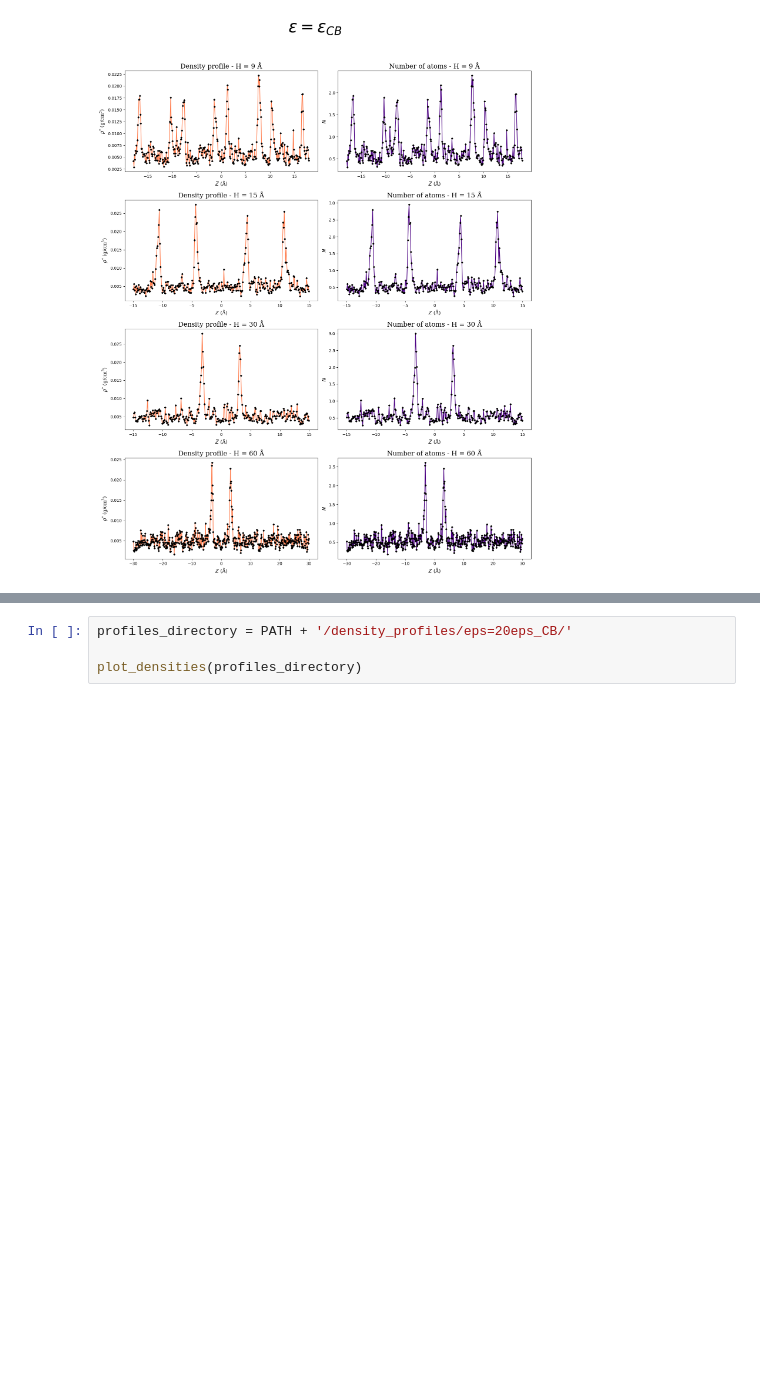
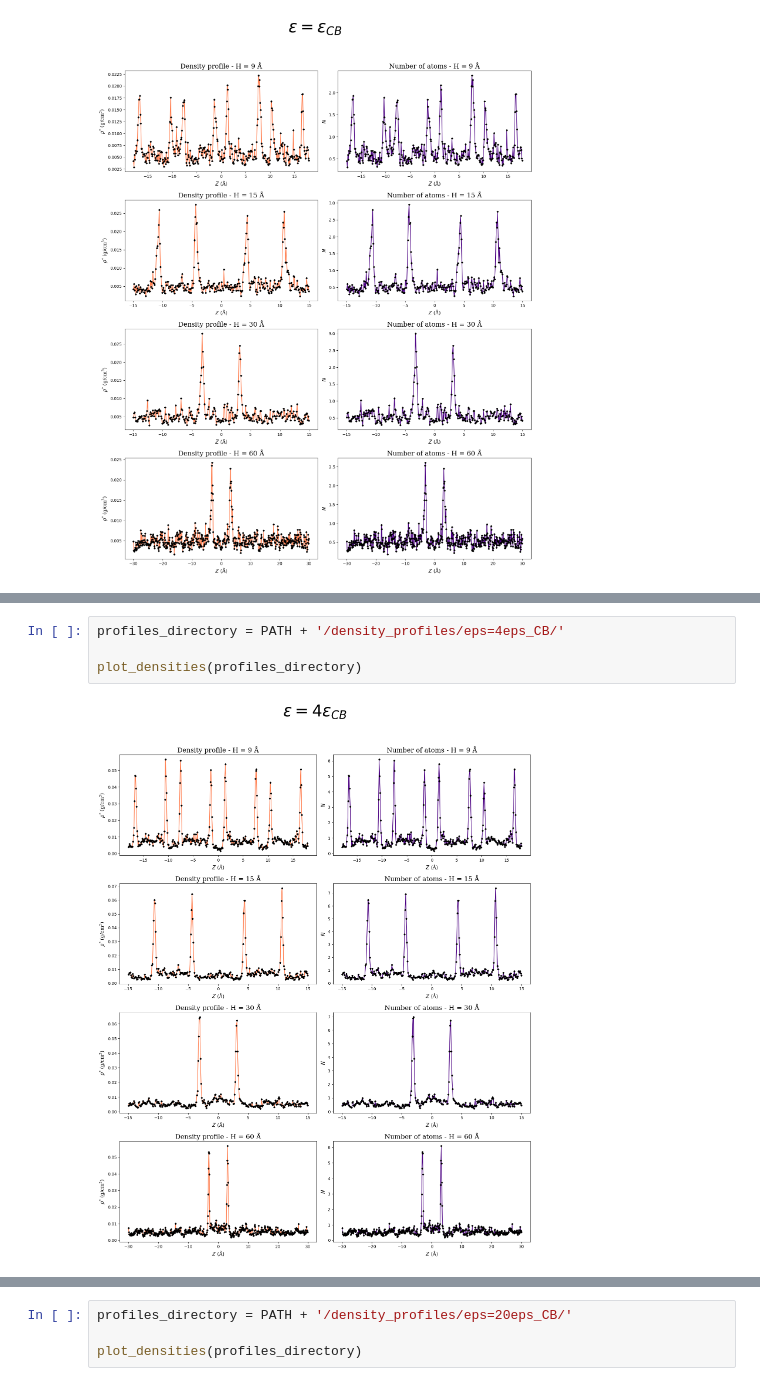
Before and after one commit to ApprehensiveKnee/MMoM_project, a Jupyter notebook: visual.ipynb, the cells around one changed output, grey strips where cells are left out. Cells and saved outputs as stored; diff of their text form; blank space fills up the shorter version.

```diff
--- a/visual.ipynb
+++ b/visual.ipynb
@@ -406,0 +596,6 @@ plot_densities(profiles_directory)
+# %%
+profiles_directory = PATH + '/density_profiles/eps=4eps_CB/'
+
+plot_densities(profiles_directory)
+# %% [output]
+[figure, added]
```
Also changed, not shown: parts of 17 cells of this notebook, 35 other files.
